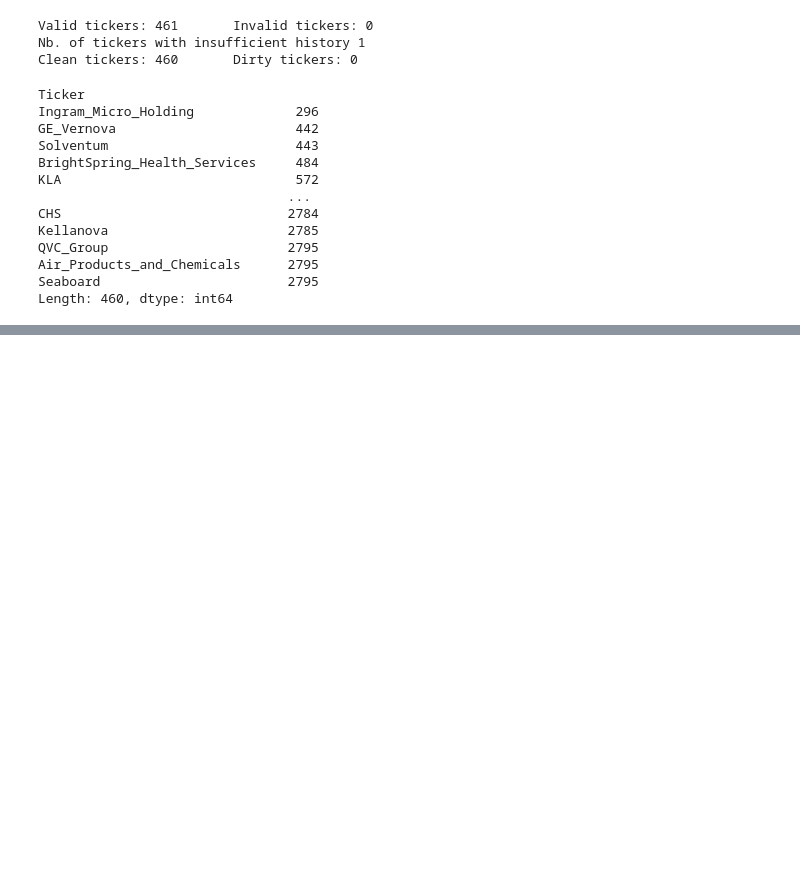
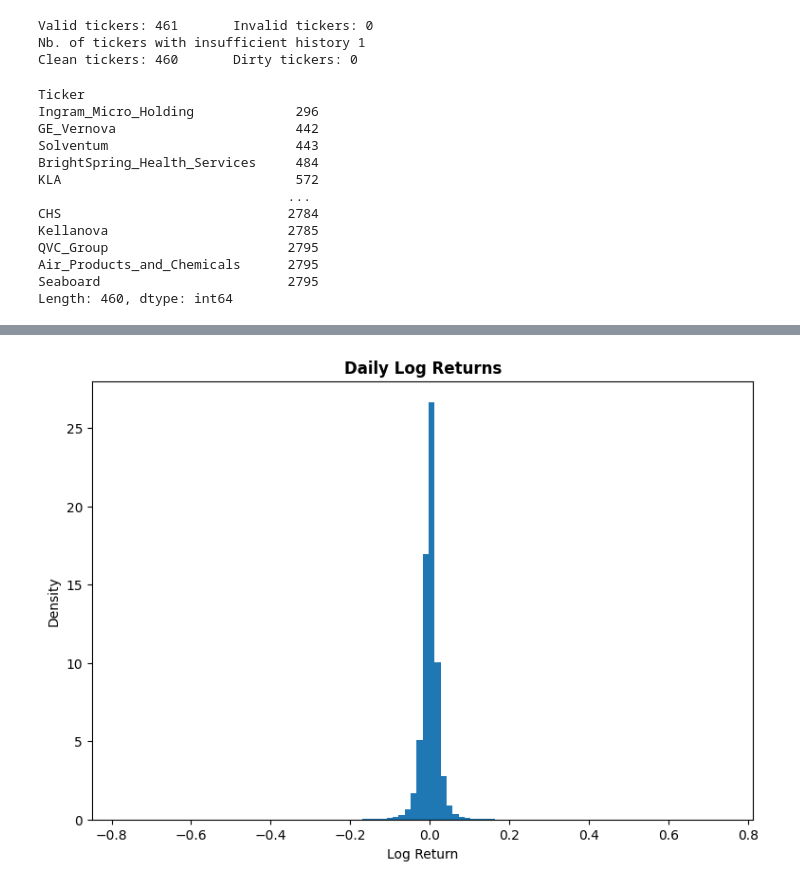
Before and after one commit to gorkemyencak/stock-volatility-time-series-analysis, a Jupyter notebook: main.ipynb, the cells around one changed output, grey strips where cells are left out. Cells and saved outputs as stored; diff of their text form; code cells hidden in the pictures; blank space fills up the shorter version.

```diff
--- a/main.ipynb
+++ b/main.ipynb
@@ -73,7 +76,7 @@ for ticker, df in valid_data.items():
 
 ### Data manipulation
 # Enforcing data dtypes
-numeric_cols = ['Open', 'High', 'Low', 'Close', 'Volume']
+numeric_cols = ['Open', 'High', 'Low', 'Close', 'Volume', 'Adjusted_Close']
 enforced_data = {}
 
 for ticker, df in valid_data.items():
@@ -82,7 +85,7 @@ for ticker, df in valid_data.items():
     enforced_data[ticker] = df
 
 # Handling missing data
-clean_data = {}
+handled_data = {}
 min_length_data = {}
 min_length = 252 # Nb. of trading days in a year
 
@@ -98,7 +101,7 @@ for ticker, df in enforced_data.items():
         min_length_data[ticker] = df
         continue
 
-    clean_data[ticker] = df
+    handled_data[ticker] = df
 
 print(f"Nb. of tickers with insufficient history {len(min_length_data)}")
 
@@ -111,15 +114,15 @@ def sanityCheck(df):
     )
 
 clean_data = {
-    t: df for t, df in clean_data.items() if sanityCheck(df)
+    t: df for t, df in handled_data.items() if sanityCheck(df)
 }
 
 dirty_data = {
-    t: df for t, df in clean_data.items() if not(sanityCheck(df))
+    t: df for t, df in handled_data.items() if not(sanityCheck(df))
 }
 print(f"Clean tickers: {len(clean_data)} \t Dirty tickers: {len(dirty_data)}")
 
-# Concatenating the tickers in the clean_data dictionary
+# Concatenating the tickers within the clean_data dictionary
 clean_data_df = pd.concat(
     clean_data.values(),
     ignore_index = True
@@ -160,0 +267,16 @@ for ticker, df in clean_data.items():
+# %%
+# Visualizing log returns
+returns = feature_data_df['log_return_1d'].copy()
+
+plt.figure(figsize=(9,6))
+plt.hist(
+    returns,
+    bins = 100,
+    density = True
+)
+plt.title("Daily Log Returns", fontweight = 'bold')
+plt.xlabel("Log Return")
+plt.ylabel("Density")
+plt.show()
+# %% [output]
+[figure, added]
```
Also changed, not shown: parts of 10 cells of this notebook, 1 other file.
